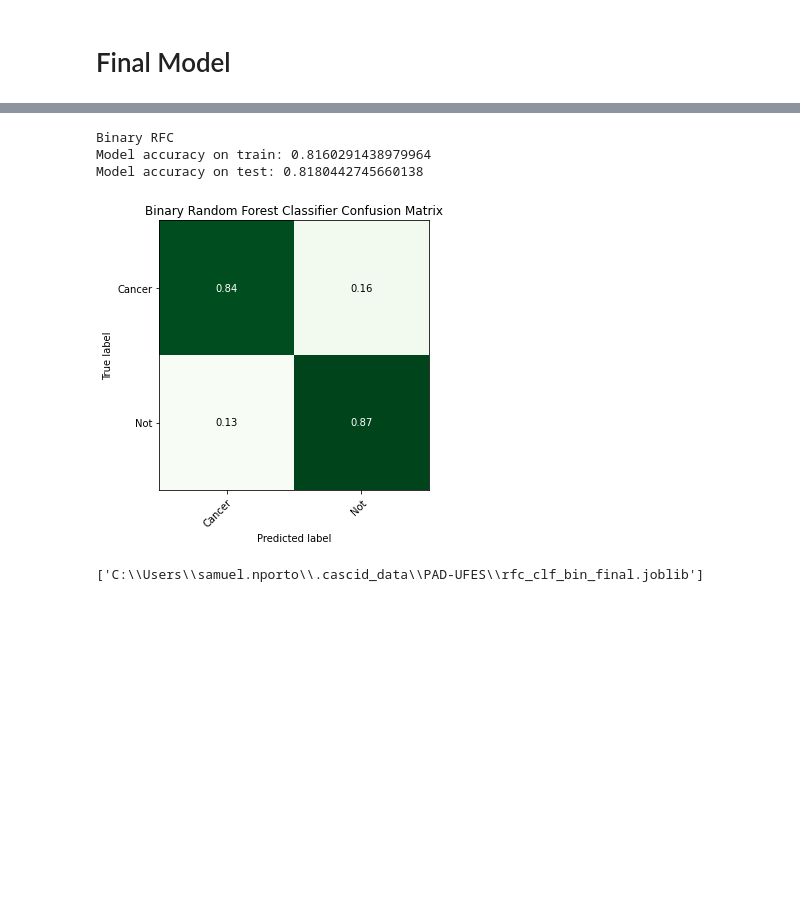
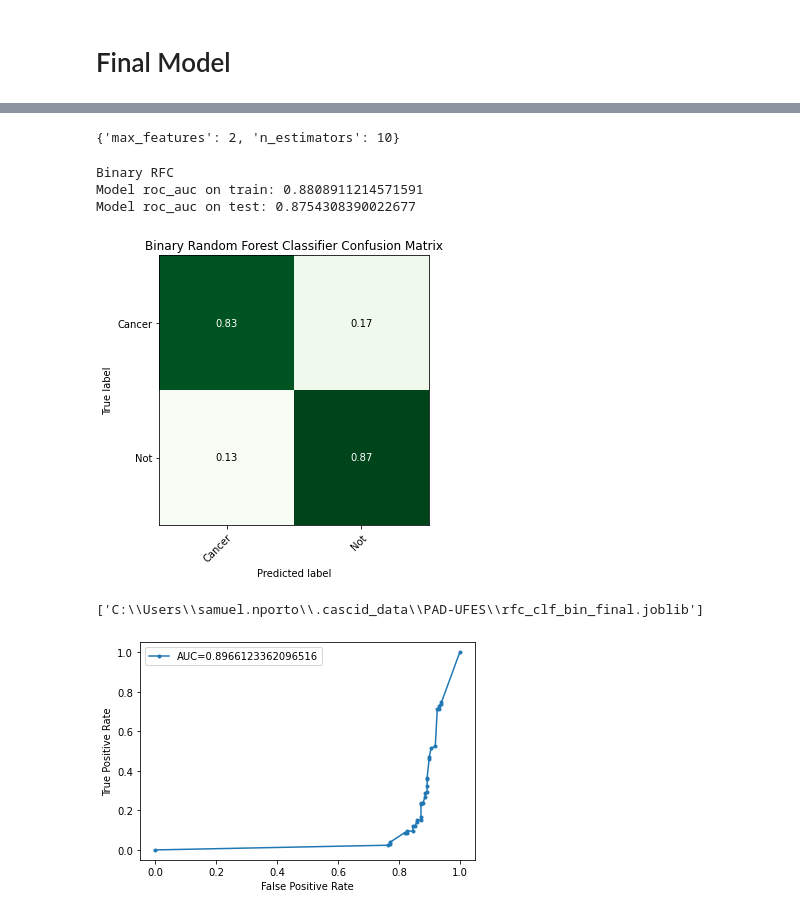
Before and after one commit to CEDipEngineering/ComputerAidedSkinCancerIdentificationAndDiagnosis, a Jupyter notebook: experiments/samuel/metadata_classifier_4.ipynb, the cells around one changed output, grey strips where cells are left out. Saved outputs shown, nothing was run; the diff lists cells and outputs as text; code cells hidden in the pictures; blank space fills up the shorter version.

```diff
--- a/experiments/samuel/metadata_classifier_4.ipynb
+++ b/experiments/samuel/metadata_classifier_4.ipynb
@@ -457,3 +465,17 @@ importance_list
 # Final Model
 # %%
 x_train_metadata, x_train_stacked, x_test, y_train_metadata, y_train_stacked, y_test = get_train_test_metadata()
+# %%
+params = {
+    'n_estimators': [h for h in np.arange(0,50,5)],
+    'max_features': [k for k in np.arange(1,df.shape[1])]
+}
+grid = GridSearchCV(RandomForestClassifier(random_state=RANDOM_SEED, n_estimators=150),
+                    params,
+                    cv = 4,
+                    scoring='roc_auc',
+                    return_train_score=True,
+                    n_jobs=-1
+)
+
+grid.fit(x_train_metadata,y_train_metadata)
@@ -460,17 +508,36 @@ x_train_metadata, x_train_stacked, x_test, y_train_metadata, y_train_stacked, y_
+# %%
+grid.best_params_
+# %% [output]
+{'max_features': 2, 'n_estimators': 10}
 # %%
 print("\nBinary RFC")
-rfc_clf_bin = RandomForestClassifier(random_state=RANDOM_SEED, n_estimators=150)
+rfc_clf_bin = grid.best_estimator_
 rfc_clf_bin.fit(x_train_metadata, y_train_metadata)
 eval_model(rfc_clf_bin, x_test, y_test, title="Binary Random Forest Classifier Confusion Matrix", classes=["Not", "Cancer"])
-tr = cross_val_score(rfc_clf, x_train_metadata, y_train_metadata, cv=3, scoring='accuracy')
-tst = cross_val_score(rfc_clf, x_test, y_test, cv=3, scoring='accuracy')
-print(f"Model accuracy on train: {tr.mean()}\nModel accuracy on test: {tst.mean()}")
+tr = cross_val_score(rfc_clf_bin, x_train_metadata, y_train_metadata, cv=3, scoring='roc_auc')
+tst = cross_val_score(rfc_clf_bin, x_test, y_test, cv=3, scoring='roc_auc')
+print(f"Model roc_auc on train: {tr.mean()}\nModel roc_auc on test: {tst.mean()}")
 # %% [output]
 Binary RFC
-Model accuracy on train: 0.8160291438979964
-Model accuracy on test: 0.8180442745660138
+Model roc_auc on train: 0.8808911214571591
+Model roc_auc on test: 0.8754308390022677
 [figure]
 # %%
 joblib.dump(rfc_clf_bin, PAD_UFES_DIR/'rfc_clf_bin_final.joblib')
 # %% [output]
 ['C:\\Users\\samuel.nporto\\.cascid_data\\PAD-UFES\\rfc_clf_bin_final.joblib']
+# %%
+y_pred_proba = rfc_clf_bin.predict_proba(x_test)[::,1]
+
+fpr, tpr, _ = metrics.roc_curve([1 if x == 'Cancer' else 0 for x in y_test],  y_pred_proba)
+
+auc = metrics.roc_auc_score(y_test, y_pred_proba)
+
+#create ROC curve
+plt.plot(fpr,tpr, marker='.', label="AUC="+str(auc))
+plt.ylabel('True Positive Rate')
+plt.xlabel('False Positive Rate')
+plt.legend()
+plt.show()
+# %% [output]
+[figure, added]
```
Also changed, not shown: parts of 5 cells of this notebook, 1 other file.
